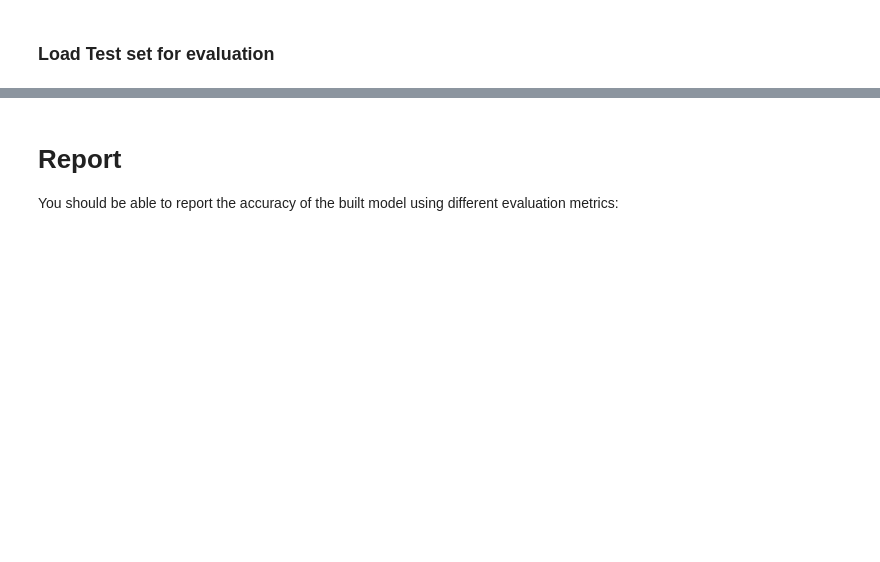
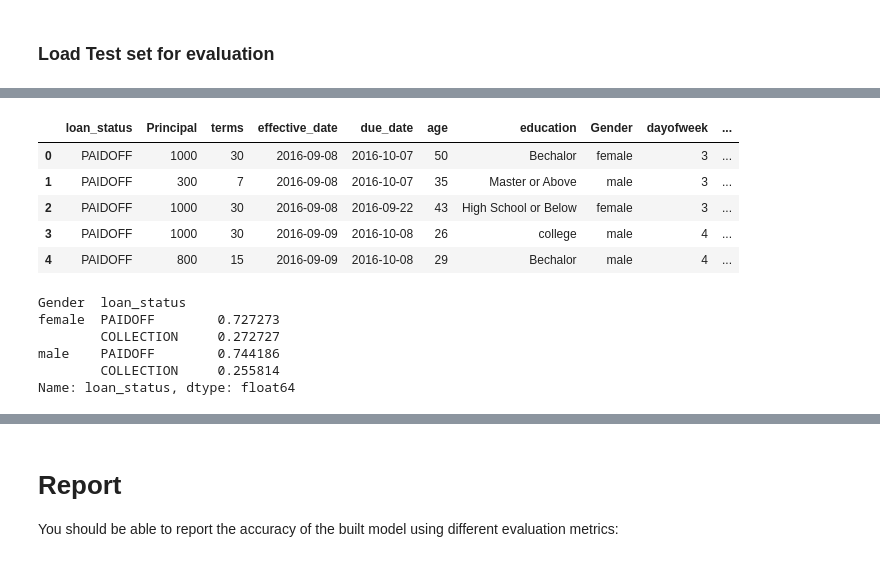
Before and after one commit to ibourzgui/Loan_payment_prediction_using-ML, a Jupyter notebook: Loan_payments_prediction.ipynb, the cells around one changed output, grey strips where cells are left out. Cells and saved outputs as stored; diff of their text form; code cells hidden in the pictures; blank space fills up the shorter version.

```diff
--- a/Loan_payments_prediction.ipynb
+++ b/Loan_payments_prediction.ipynb
@@ -353,0 +548,5 @@ test_df.head()
+# %%
+# convert date formate itno datetime
+test_df['due_date'] = pd.to_datetime(df['due_date'])
+test_df['effective_date'] = pd.to_datetime(df['effective_date'])
+test_df.head()
@@ -353,0 +566,4 @@ test_df.head()
+# %%
+test_df['dayofweek'] = test_df['effective_date'].dt.dayofweek
+test_df['weekend'] = test_df['dayofweek'].apply(lambda x: 1 if (x>3)  else 0)
+test_df.head()
@@ -353,0 +577,18 @@ test_df.head()
+# %%
+test_df.drop(["Unnamed: 0", "Unnamed: 0.1"], axis=1).head()
+# %% [output]
+|  | loan_status | Principal | terms | effective_date | due_date | age | education | Gender | dayofweek | ... |
+| 0 | PAIDOFF | 1000 | 30 | 2016-09-08 | 2016-10-07 | 50 | Bechalor | female | 3 | ... |
+| 1 | PAIDOFF | 300 | 7 | 2016-09-08 | 2016-10-07 | 35 | Master or Above | male | 3 | ... |
+| 2 | PAIDOFF | 1000 | 30 | 2016-09-08 | 2016-09-22 | 43 | High School or Below | female | 3 | ... |
+| 3 | PAIDOFF | 1000 | 30 | 2016-09-09 | 2016-10-08 | 26 | college | male | 4 | ... |
+| 4 | PAIDOFF | 800 | 15 | 2016-09-09 | 2016-10-08 | 29 | Bechalor | male | 4 | ... |
+# %%
+test_df.groupby(['Gender'])['loan_status'].value_counts(normalize=True)
+# %% [output]
+Gender  loan_status
+female  PAIDOFF        0.727273
+        COLLECTION     0.272727
+male    PAIDOFF        0.744186
+        COLLECTION     0.255814
+Name: loan_status, dtype: float64
```
Also changed, not shown: parts of 42 cells of this notebook.
